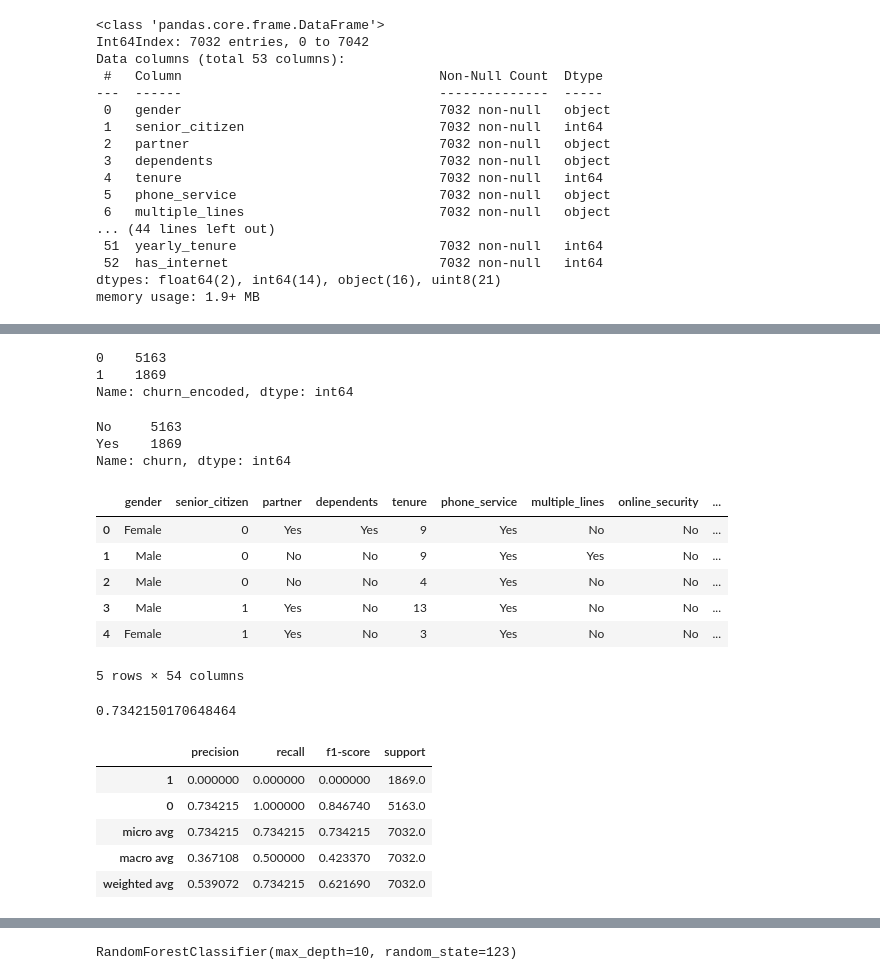
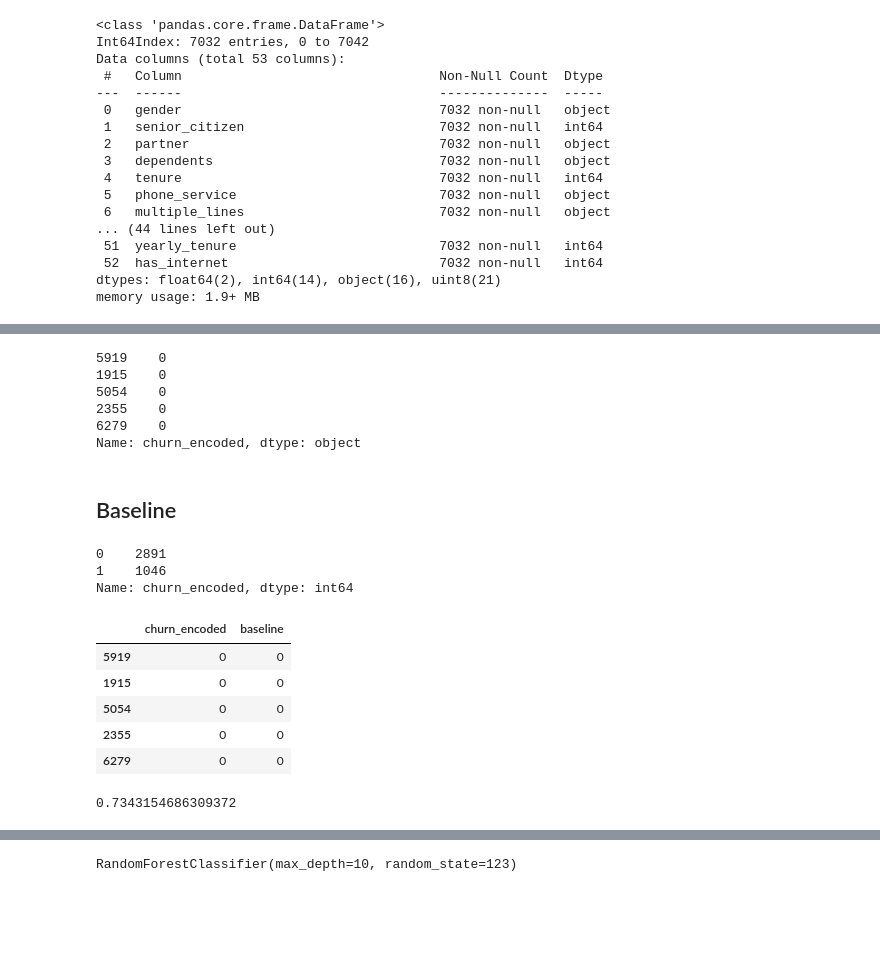
Before and after one commit to Chenchen070/Classification, a Jupyter notebook: model.ipynb, the cells around one changed output, grey strips where cells are left out. Drawn from its saved outputs; the diff is of its cells as text; code cells hidden in the pictures; blank space fills up the shorter version.

```diff
--- a/model.ipynb
+++ b/model.ipynb
@@ -591,40 +594,33 @@ memory usage: 2.9+ MB
+# %%
+y_train_telco[:5]
+# %% [output]
+5919    0
+1915    0
+5054    0
+2355    0
+6279    0
+Name: churn_encoded, dtype: object
+# %% [markdown]
+## Baseline
 # %%
-# set up baseline prediction  ------ churn = 0
-telco.churn_encoded.value_counts()
+# set up baseline prediction  ------ look at the y_train
+y_train_telco.value_counts()
 # %% [output]
-0    5163
-1    1869
+0    2891
+1    1046
 Name: churn_encoded, dtype: int64
-# %%
-telco.churn.value_counts()
-# %% [output]
-No     5163
-Yes    1869
-Name: churn, dtype: int64
-# %%
-telco['churn_baseline_prediction'] = '0'
-telco.head()
-# %% [output]
-|  | gender | senior_citizen | partner | dependents | tenure | phone_service | multiple_lines | online_security | ... |
-| 0 | Female | 0 | Yes | Yes | 9 | Yes | No | No | ... |
-| 1 | Male | 0 | No | No | 9 | Yes | Yes | No | ... |
-| 2 | Male | 0 | No | No | 4 | Yes | No | No | ... |
-| 3 | Male | 1 | Yes | No | 13 | Yes | No | No | ... |
-| 4 | Female | 1 | Yes | No | 3 | Yes | No | No | ... |
-5 rows × 54 columns
 # %%
-(telco.churn_encoded == telco.churn_baseline_prediction).mean()
+a = pd.DataFrame(data = y_train_telco)
+a['baseline'] = "0"
+a.head()
 # %% [output]
-0.7342150170648464
+|  | churn_encoded | baseline |
+| 5919 | 0 | 0 |
+| 1915 | 0 | 0 |
+| 5054 | 0 | 0 |
+| 2355 | 0 | 0 |
+| 6279 | 0 | 0 |
 # %%
-x = classification_report(telco.churn_encoded, telco.churn_baseline_prediction,
-                         labels = [1,0],
-                         output_dict = True)
-pd.DataFrame(x).T
+(a.churn_encoded == a.baseline).mean()
 # %% [output]
-|  | precision | recall | f1-score | support |
-| 1 | 0.000000 | 0.000000 | 0.000000 | 1869.0 |
-| 0 | 0.734215 | 1.000000 | 0.846740 | 5163.0 |
-| micro avg | 0.734215 | 0.734215 | 0.734215 | 7032.0 |
-| macro avg | 0.367108 | 0.500000 | 0.423370 | 7032.0 |
-| weighted avg | 0.539072 | 0.734215 | 0.621690 | 7032.0 |
+0.7343154686309372
```
Also changed, not shown: parts of 79 cells of this notebook.
